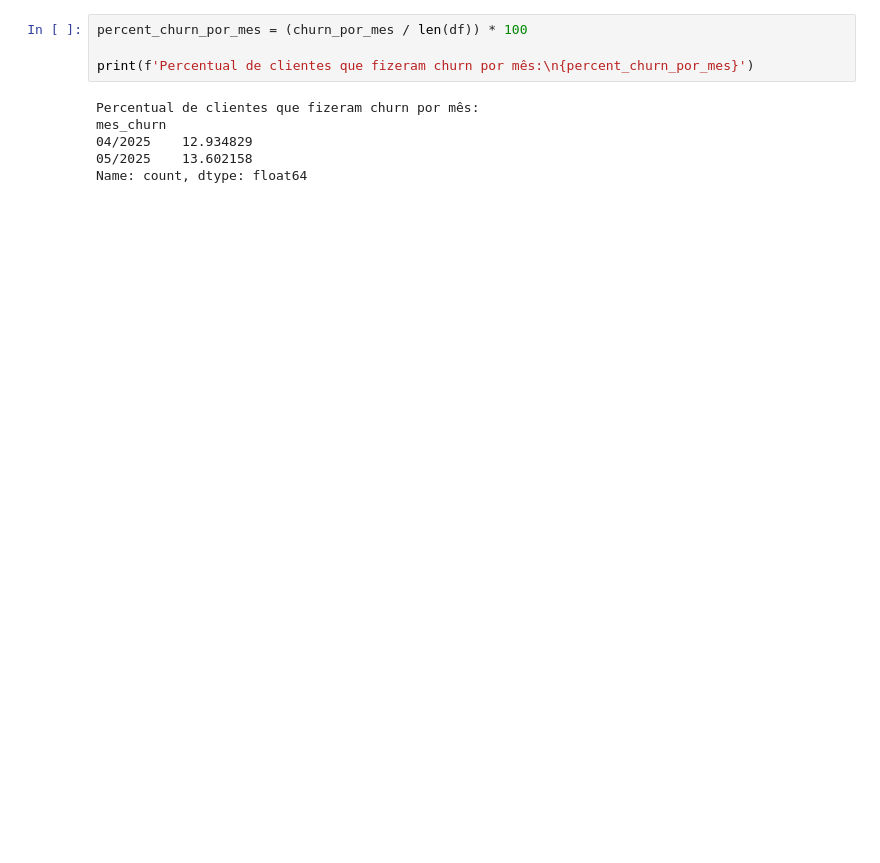
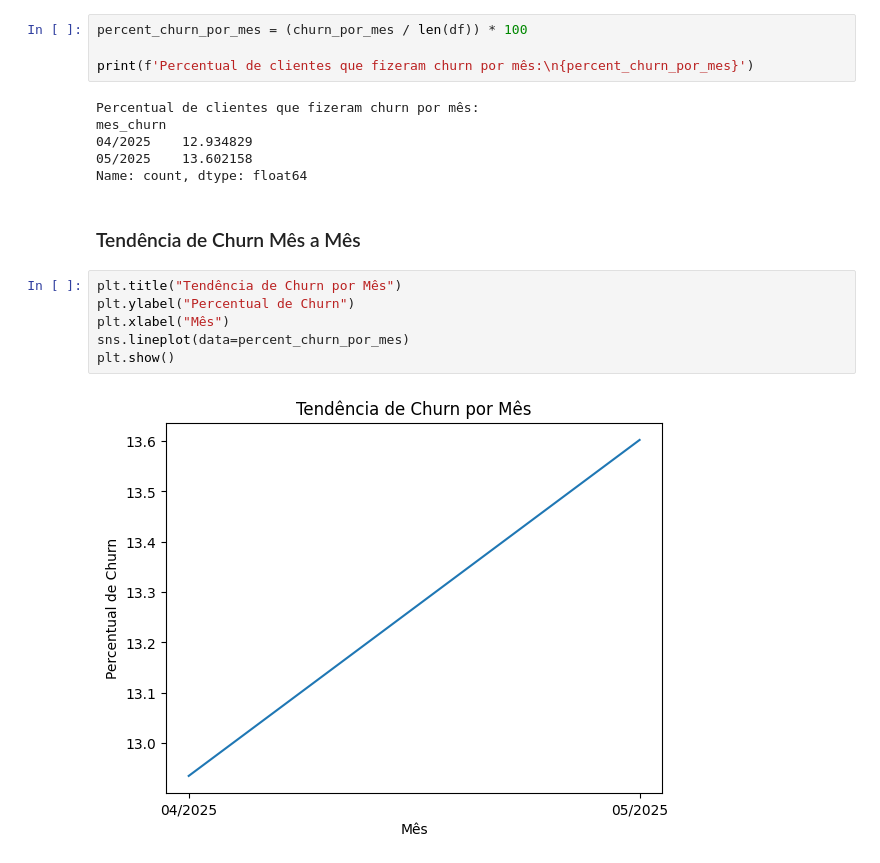
Before and after one commit to joaohsilva416/churn-analysis, a Jupyter notebook: notebooks/churn.ipynb, the cells around one changed output. Drawn from its saved outputs; the diff is of its cells as text; blank space fills up the shorter version.

Commit message:
feat: verifica tendencia de churn por mês

```diff
--- a/notebooks/churn.ipynb
+++ b/notebooks/churn.ipynb
@@ -136,3 +136,13 @@ mes_churn
 04/2025    12.934829
 05/2025    13.602158
 Name: count, dtype: float64
+# %% [markdown]
+### Tendência de Churn Mês a Mês
+# %%
+plt.title("Tendência de Churn por Mês")
+plt.ylabel("Percentual de Churn")
+plt.xlabel("Mês")
+sns.lineplot(data=percent_churn_por_mes)
+plt.show()
+# %% [output]
+[figure, added]
```
Also changed, not shown: parts of 3 cells of this notebook.
